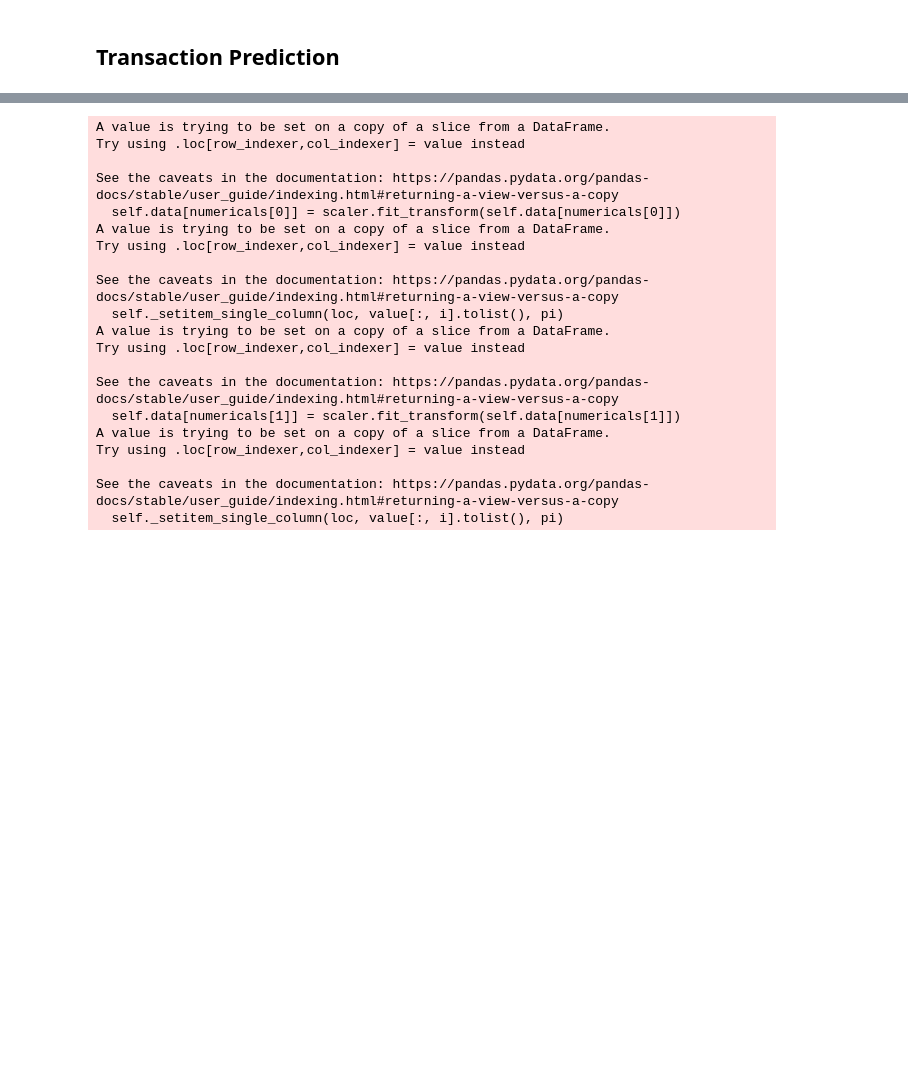
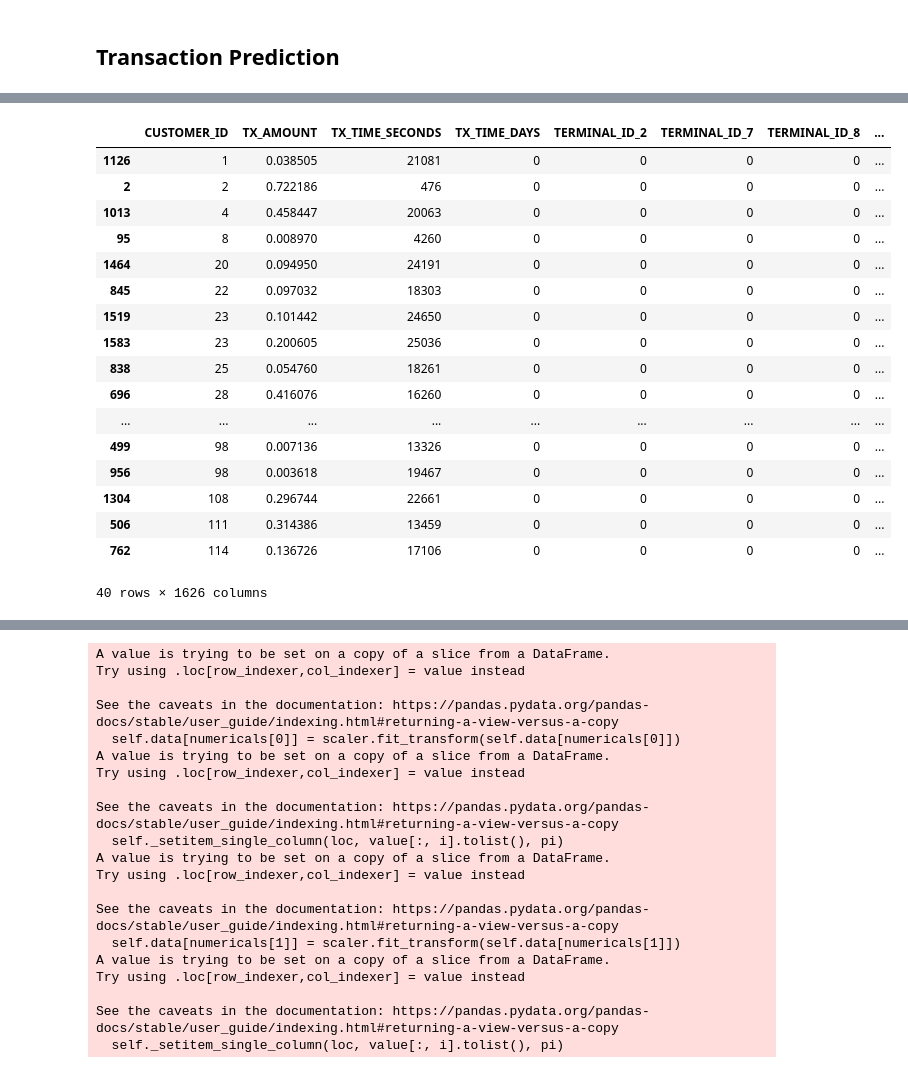
Before and after one commit to mossishahi/Astek, a Jupyter notebook: projects/notebooks/LSTM-RegressionModel.ipynb, the cells around one changed output, grey strips where cells are left out. Cells and saved outputs as stored; diff of their text form; code cells hidden in the pictures; blank space fills up the shorter version.

```diff
--- a/projects/models/kaggle-models/notebooks/LSTM-RegressionModel.ipynb
+++ b/projects/notebooks/LSTM-RegressionModel.ipynb
@@ -335,0 +673,21 @@ class LSTM_REGRESSION:
+# %%
+dgg.head(40)
+# %% [output]
+|  | CUSTOMER_ID | TX_AMOUNT | TX_TIME_SECONDS | TX_TIME_DAYS | TERMINAL_ID_2 | TERMINAL_ID_7 | TERMINAL_ID_8 | ... |
+| 1126 | 1 | 0.038505 | 21081 | 0 | 0 | 0 | 0 | ... |
+| 2 | 2 | 0.722186 | 476 | 0 | 0 | 0 | 0 | ... |
+| 1013 | 4 | 0.458447 | 20063 | 0 | 0 | 0 | 0 | ... |
+| 95 | 8 | 0.008970 | 4260 | 0 | 0 | 0 | 0 | ... |
+| 1464 | 20 | 0.094950 | 24191 | 0 | 0 | 0 | 0 | ... |
+| 845 | 22 | 0.097032 | 18303 | 0 | 0 | 0 | 0 | ... |
+| 1519 | 23 | 0.101442 | 24650 | 0 | 0 | 0 | 0 | ... |
+| 1583 | 23 | 0.200605 | 25036 | 0 | 0 | 0 | 0 | ... |
+| 838 | 25 | 0.054760 | 18261 | 0 | 0 | 0 | 0 | ... |
+| 696 | 28 | 0.416076 | 16260 | 0 | 0 | 0 | 0 | ... |
+| ... | ... | ... | ... | ... | ... | ... | ... | ... |
+| 499 | 98 | 0.007136 | 13326 | 0 | 0 | 0 | 0 | ... |
+| 956 | 98 | 0.003618 | 19467 | 0 | 0 | 0 | 0 | ... |
+| 1304 | 108 | 0.296744 | 22661 | 0 | 0 | 0 | 0 | ... |
+| 506 | 111 | 0.314386 | 13459 | 0 | 0 | 0 | 0 | ... |
+| 762 | 114 | 0.136726 | 17106 | 0 | 0 | 0 | 0 | ... |
+40 rows × 1626 columns
```
Also changed, not shown: parts of 44 cells of this notebook, 23 other files.
